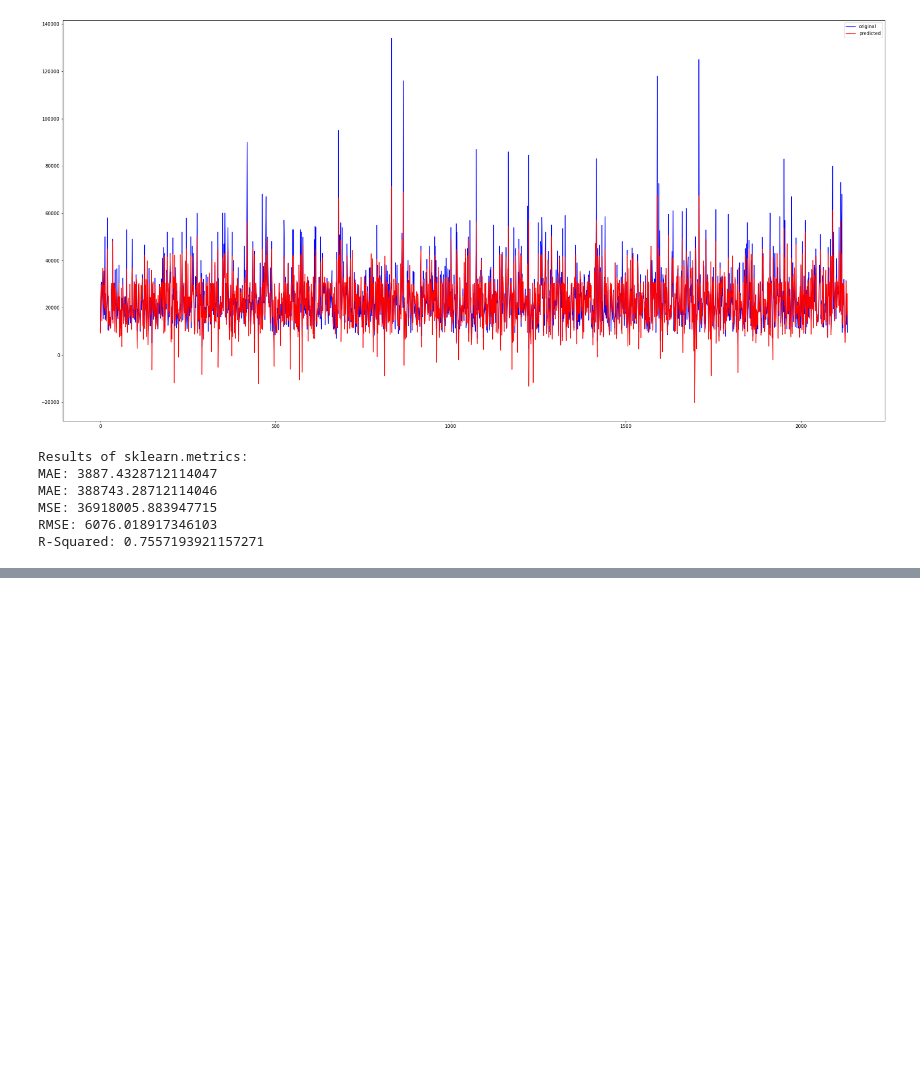
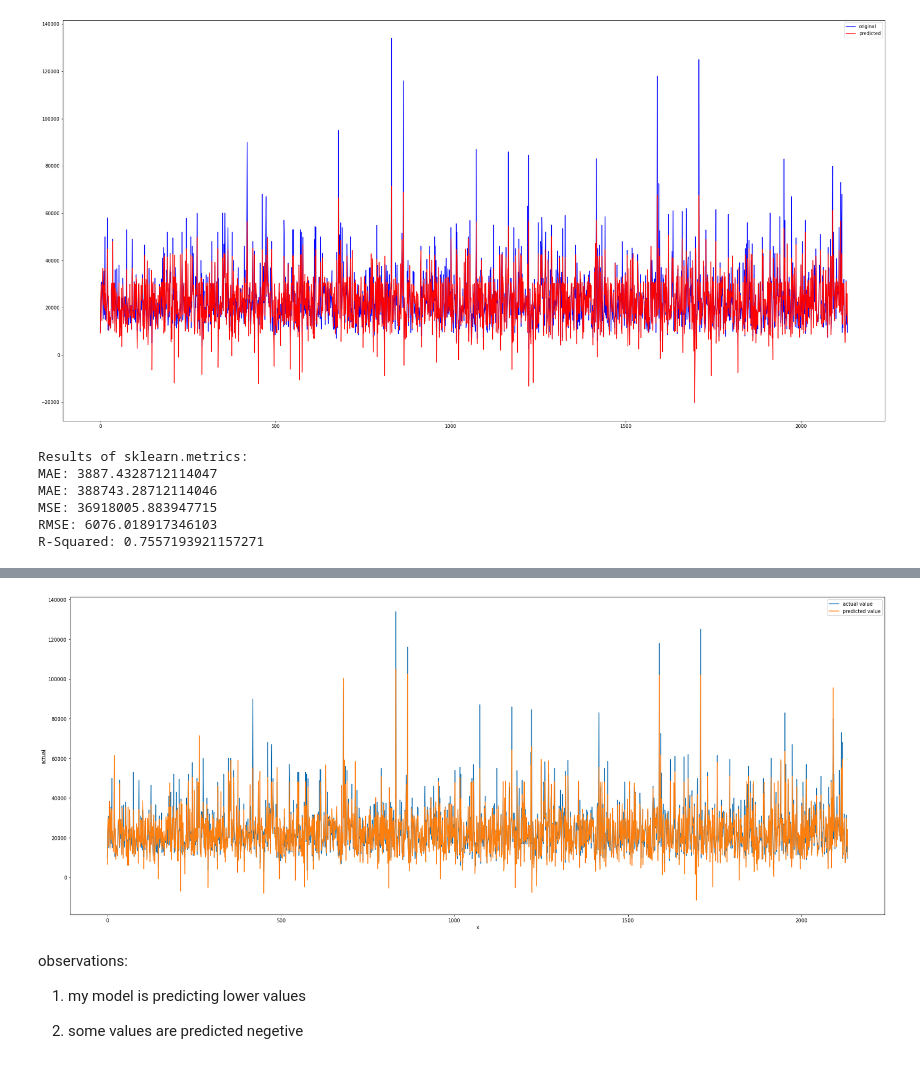
Before and after one commit to afsanamimii/audi_used_car_ML, a Jupyter notebook: audi_used_car_ML.ipynb, the cells around one changed output, grey strips where cells are left out. Saved outputs shown, nothing was run; the diff lists cells and outputs as text; code cells hidden in the pictures; blank space fills up the shorter version.

```diff
--- a/audi_used_car_ML.ipynb
+++ b/audi_used_car_ML.ipynb
@@ -168,0 +218,4 @@ R-Squared: 0.7557193921157271
+# %%
+X_train,X_test,y_train,y_test=train_test_split(x,y,test_size=0.2,random_state=42)
+
+print(X_train.shape,X_test.shape,y_train.shape,y_test.shape)
@@ -168,0 +226,3 @@ R-Squared: 0.7557193921157271
+# %%
+reg1 = LinearRegression()
+reg1.fit(X_train, y_train)
@@ -168,0 +269,2 @@ R-Squared: 0.7557193921157271
+# %%
+y_pred=reg1.predict(X_test)
@@ -168,0 +426,3 @@ R-Squared: 0.7557193921157271
+# %%
+visualize=pd.DataFrame({'actual':y_test,'prediction':y_pred})
+visualize['x'] = np.arange(0,y_test.shape[0],1).tolist()
@@ -168,0 +445,13 @@ R-Squared: 0.7557193921157271
+# %%
+plt.figure(figsize=(30,12))
+sns.lineplot(x=visualize['x'], y=visualize['actual'], label= 'actual value')
+sns.lineplot(x=visualize['x'], y=visualize['prediction'], label= 'predicted value')
+plt.show()
+# %% [output]
+[figure, added]
+# %% [markdown]
+observations:
+
+1. my model is predicting lower values
+
+2. some values are predicted negetive
```
Also changed, not shown: parts of 62 cells of this notebook.
